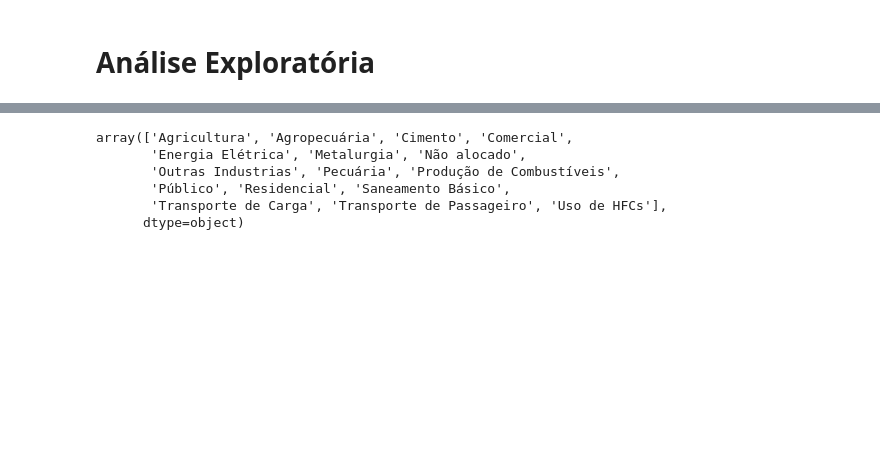
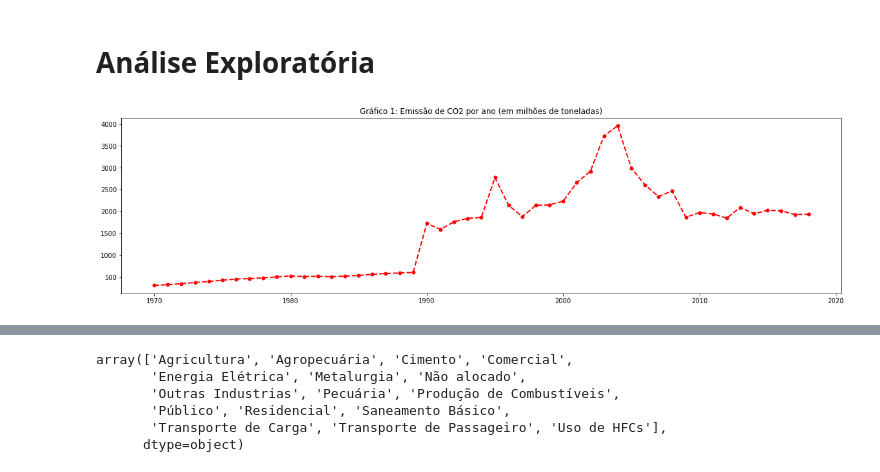
Before and after one commit to andrevcmelo/DataLearning, a Jupyter notebook: emissões_CO2.ipynb, the cells around one changed output, grey strips where cells are left out. Cells and saved outputs as stored; diff of their text form; code cells hidden in the pictures; blank space fills up the shorter version.

```diff
--- a/emissões_CO2.ipynb
+++ b/emissões_CO2.ipynb
@@ -205,3 +212,11 @@ data_emissoes
 | 2018-01-01 | 1939.12 |
 # %% [markdown]
 # Análise Exploratória
+# %%
+#Antes de qualquer coisa, vejamos o total de emissão de CO2 no Brasil
+plt.figure(figsize=(20, 5))
+plt.plot(data_emissoes['Valor/mi_t'], color = 'red',  marker='o',linestyle='dashed',linewidth=2, markersize=5)
+plt.title('Gráfico 1: Emissão de CO2 por ano (em milhões de toneladas)')
+plt.show();
+# %% [output]
+[figure, added]
```
Also changed, not shown: parts of 44 cells of this notebook.
